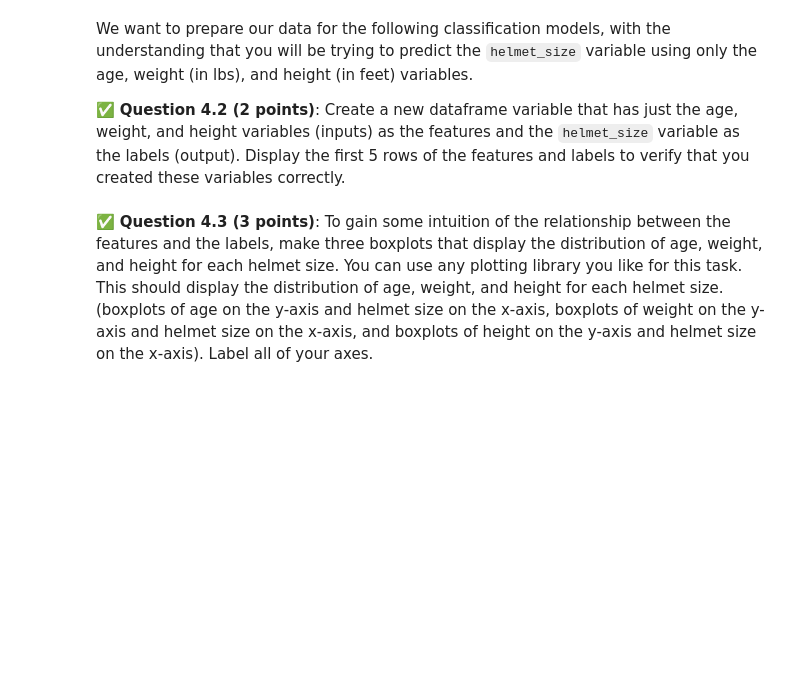
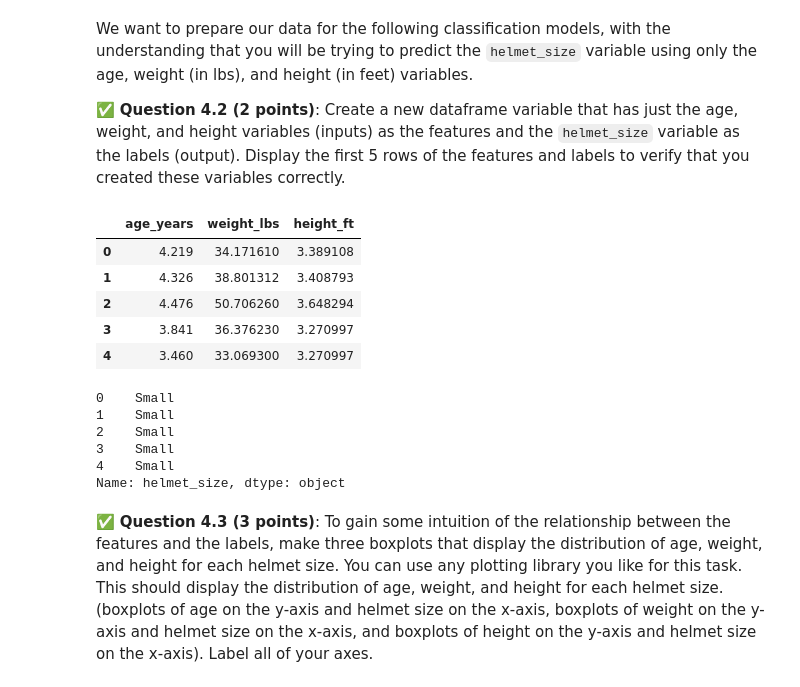
Before and after one commit to Jaehan-MSU/cmse202-s26-turnin, a Jupyter notebook: hw-04/HW-04_RegressionClassification-Jaehan-Kim.ipynb, the cells around one changed output. Cells and saved outputs as stored; diff of their text form; code cells hidden in the pictures; blank space fills up the shorter version.

```diff
--- a/hw-04/HW-04_RegressionClassification-Jaehan-Kim.ipynb
+++ b/hw-04/HW-04_RegressionClassification-Jaehan-Kim.ipynb
@@ -273,2 +289,22 @@ We want to prepare our data for the following classification models, with the un
+# %%
+# put your code here
+features = anthro[["age_years", "weight_lbs", "height_ft"]]
+labels = anthro["helmet_size"]
+
+display(features.head())
+display(labels.head())
+# %% [output]
+|  | age_years | weight_lbs | height_ft |
+| 0 | 4.219 | 34.171610 | 3.389108 |
+| 1 | 4.326 | 38.801312 | 3.408793 |
+| 2 | 4.476 | 50.706260 | 3.648294 |
+| 3 | 3.841 | 36.376230 | 3.270997 |
+| 4 | 3.460 | 33.069300 | 3.270997 |
+0    Small
+1    Small
+2    Small
+3    Small
+4    Small
+Name: helmet_size, dtype: object
 # %% [markdown]
 &#9989;  **Question 4.3 (3 points)**: To gain some intuition of the relationship between the features and the labels, make three boxplots that display the distribution of age, weight, and height for each helmet size. You can use any plotting library you like for this task.  This should display the distribution of age, weight, and height for each helmet size. (boxplots of age on the y-axis and helmet size on the x-axis, boxplots of weight on the y-axis and helmet size on the x-axis, and boxplots of height on the y-axis and helmet size on the x-axis).  Label all of your axes.
```
Also changed, not shown: parts of 22 cells of this notebook.
